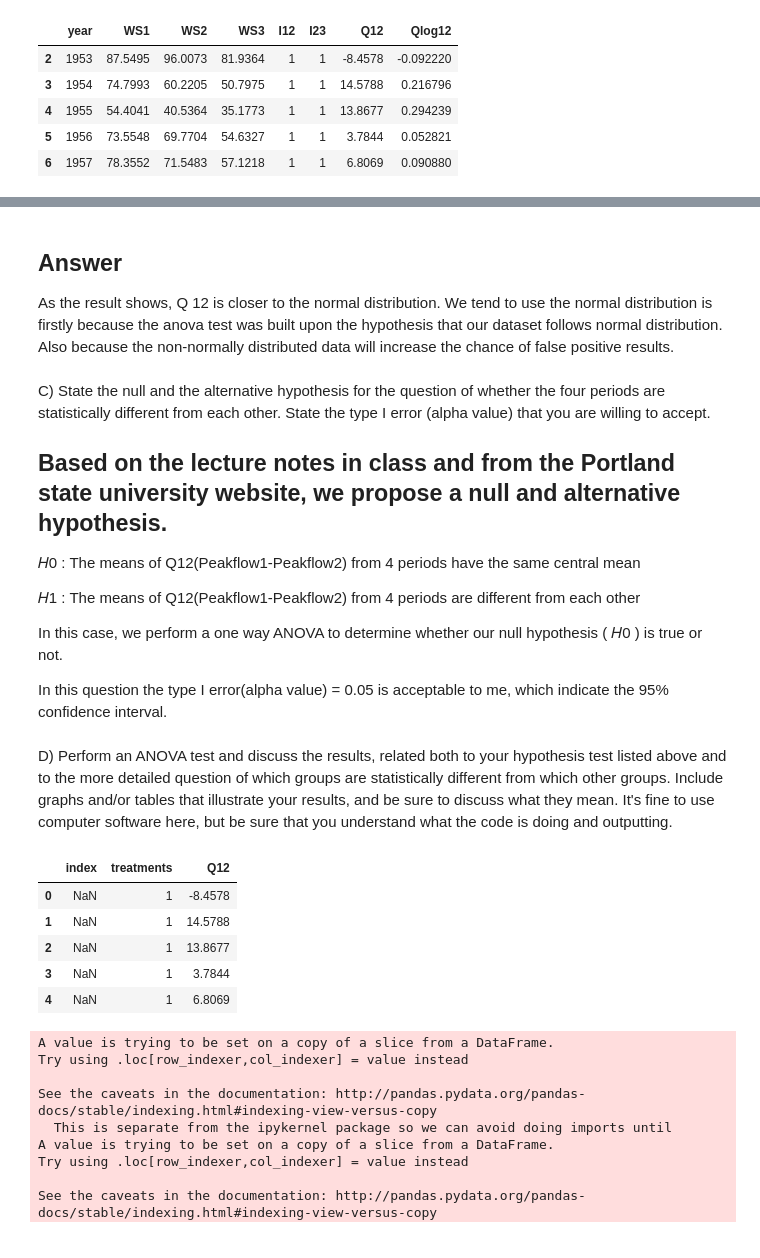
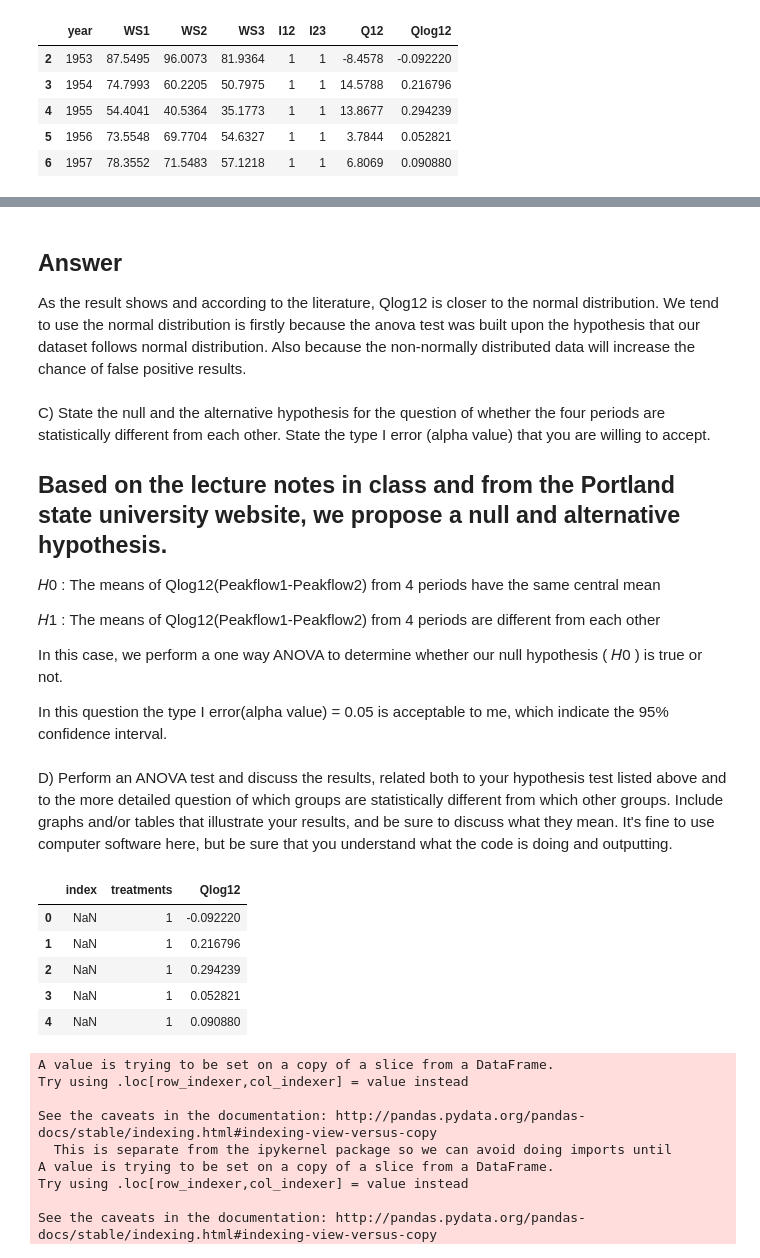
Before and after one commit to AzusaSayuri/UW-Data-analysis, a Jupyter notebook: HW3/Assignment 3 Ximin Hu.ipynb, the cells around one changed output, grey strips where cells are left out. Drawn from its saved outputs; the diff is of its cells as text; code cells hidden in the pictures.

```diff
--- a/HW3/Assignment 3 Ximin Hu.ipynb
+++ b/HW3/Assignment 3 Ximin Hu.ipynb
@@ -105,14 +105,14 @@ plt.legend(loc='best')
 # %% [markdown]
 ## Answer
-As the result shows, Q 12 is closer to the normal distribution. We tend to use the normal distribution is firstly because the anova test was built upon the hypothesis that our dataset follows normal distribution. Also because the non-normally distributed data will increase the chance of false positive results.
+As the result shows and according to the literature, Qlog12 is closer to the normal distribution. We tend to use the normal distribution is firstly because the anova test was built upon the hypothesis that our dataset follows normal distribution. Also because the non-normally distributed data will increase the chance of false positive results.
 # %% [markdown]
 C) State the null and the alternative hypothesis for the question of whether the four periods are statistically different from each other. State the type I error (alpha value) that you are willing to accept.
 
 
 ## Based on the lecture notes in class and from the Portland state university website, we propose a null and alternative hypothesis.
-𝐻0 : The means of Q12(Peakflow1-Peakflow2) from 4 periods have the same central mean
+𝐻0 : The means of Qlog12(Peakflow1-Peakflow2) from 4 periods have the same central mean
 
-𝐻1 : The means of Q12(Peakflow1-Peakflow2) from 4 periods are different from each other
+𝐻1 : The means of Qlog12(Peakflow1-Peakflow2) from 4 periods are different from each other
 
 In this case, we perform a one way ANOVA to determine whether our null hypothesis ( 𝐻0 ) is true or not.
 
@@ -120,19 +120,19 @@ In this question the type I error(alpha value) = 0.05 is acceptable to me, which
 # %% [markdown]
 D) Perform an ANOVA test and discuss the results, related both to your hypothesis test listed above and to the more detailed question of which groups are statistically different from which other groups. Include graphs and/or tables that illustrate your results, and be sure to discuss what they mean. It's fine to use computer software here, but be sure that you understand what the code is doing and outputting.
 # %%
-#rebuild the data,choose Q12 as our dataset
-df_anova=pd.DataFrame(columns=['index','treatments','Q12'])
+#rebuild the data,choose Qlog12 as our dataset
+df_anova=pd.DataFrame(columns=['index','treatments','Qlog12'])
 df_anova['treatments']=df_hja['I12']
-df_anova['Q12']=df_hja['Q12']
+df_anova['Qlog12']=df_hja['Qlog12']
 df_anova = df_anova.reset_index(drop=True)
 df_anova.head()
 # %% [output]
-|  | index | treatments | Q12 |
-| 0 | NaN | 1 | -8.4578 |
-| 1 | NaN | 1 | 14.5788 |
-| 2 | NaN | 1 | 13.8677 |
-| 3 | NaN | 1 | 3.7844 |
-| 4 | NaN | 1 | 6.8069 |
+|  | index | treatments | Qlog12 |
+| 0 | NaN | 1 | -0.092220 |
+| 1 | NaN | 1 | 0.216796 |
+| 2 | NaN | 1 | 0.294239 |
+| 3 | NaN | 1 | 0.052821 |
+| 4 | NaN | 1 | 0.090880 |
 # %%
 #break down the data to create melted dataframe
 df1=df_anova[df_anova['treatments']==1]
```
Also changed, not shown: parts of 18 cells of this notebook, 2 other files.
